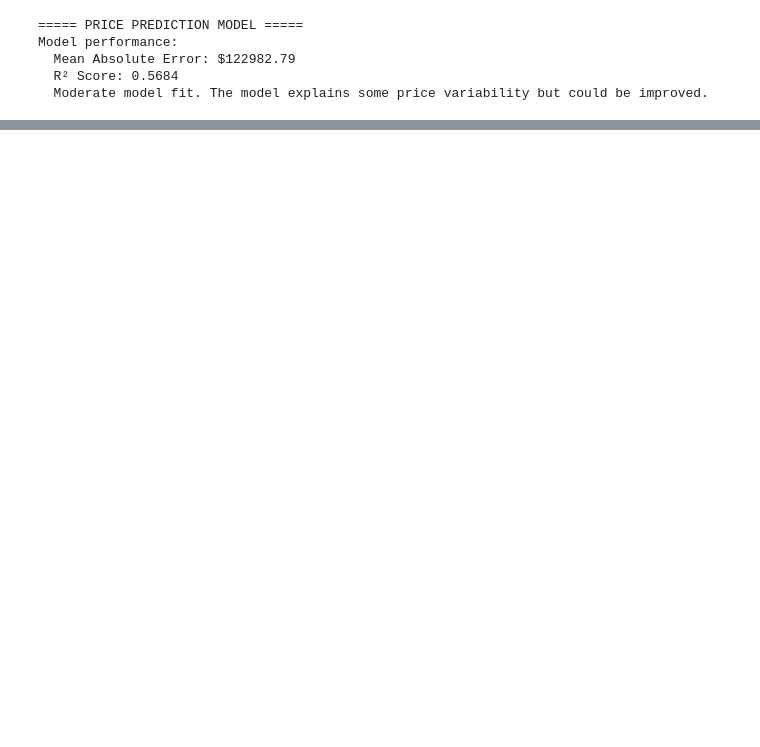
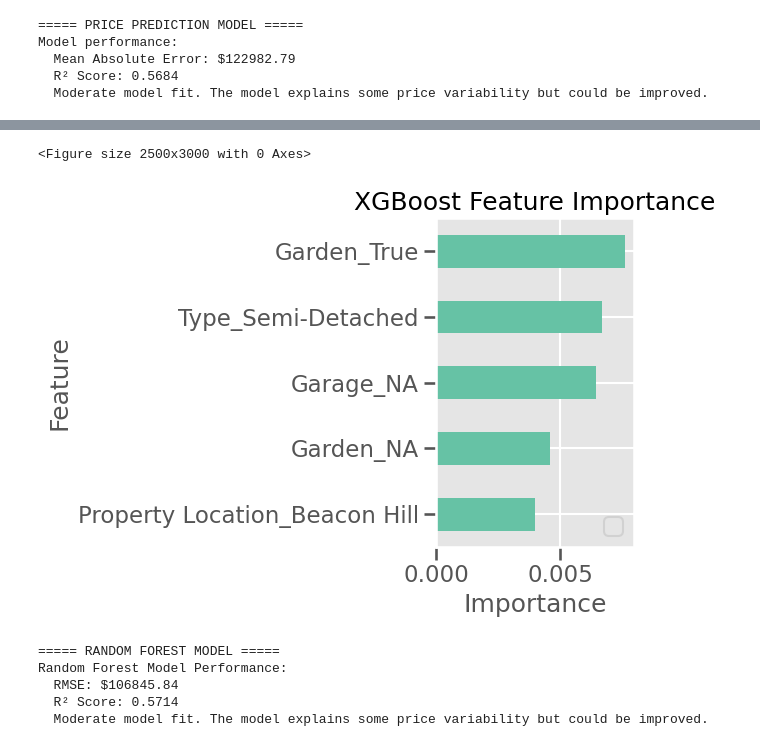
Before and after one commit to dylanbforde/Assignment_Web_Scraping, a Jupyter notebook: data_prep_analysis.ipynb, the cells around one changed output, grey strips where cells are left out. Cells and saved outputs as stored; diff of their text form; code cells hidden in the pictures; blank space fills up the shorter version.

```diff
--- a/data_prep_analysis.ipynb
+++ b/data_prep_analysis.ipynb
@@ -375,0 +513,76 @@ Model performance:
+# %%
+# Plot feature importance
+import matplotlib.pyplot as plt
+import pandas as pd
+
+# Get feature importance from the model
+feature_importance = xgb_pipe.named_steps['regressor'].feature_importances_
+
+# Get feature names after preprocessing
+preprocessor = xgb_pipe.named_steps['preprocessor']
+cat_features = preprocessor.transformers_[1][1].get_feature_names_out(cat_cols)
+all_features = np.concatenate([num_cols, cat_features])
+
+# Create importance dataframe
+importance_df = pd.DataFrame({
+    'Feature': all_features,
+    'Importance': feature_importance
+}).sort_values('Importance', ascending=True)
+
+# Plot top 15 features
+plt.figure(figsize=(12, 6))
+importance_df.head().plot(kind='barh', x='Feature', y='Importance')
+plt.title('XGBoost Feature Importance')
+plt.xlabel('Importance')
+plt.ylabel('Feature')
+plt.legend('')
+plt.tight_layout()
+# %% [output]
+<Figure size 2500x3000 with 0 Axes>
+[figure, added]
+# %%
+# Random Forest Model
+print("\n===== RANDOM FOREST MODEL =====")
+from sklearn.ensemble import RandomForestRegressor
+
+# Create Random Forest model
+rf_reg = RandomForestRegressor(
+    n_estimators=100,
+    max_depth=10,
+    min_samples_split=2,
+    min_samples_leaf=2,
+    max_features='sqrt',
+    bootstrap=True,
+    random_state=42
+)
+
+# Create pipeline
+rf_pipe = Pipeline(steps=[
+    ('preprocessor', preprocessor),
+    ('regressor', rf_reg)
+])
+
+# Train model
+rf_pipe.fit(X_train, y_train)
+
+# Evaluate model
+y_pred_rf = rf_pipe.predict(X_test)
+rmse_rf = np.sqrt(mean_squared_error(y_test, y_pred_rf))
+r2_rf = r2_score(y_test, y_pred_rf)
+
+print(f"Random Forest Model Performance:")
+print(f"  RMSE: ${rmse_rf:.2f}")
+print(f"  R² Score: {r2_rf:.4f}")
+
+if r2_rf >= 0.7:
+    print("  Good model fit! The model explains a significant portion of price variability.")
+elif r2_rf >= 0.5:
+    print("  Moderate model fit. The model explains some price variability but could be improved.")
+else:
+    print("  Poor model fit. Consider using more features or a different model.")
+# %% [output]
+===== RANDOM FOREST MODEL =====
+Random Forest Model Performance:
+  RMSE: $106845.84
+  R² Score: 0.5714
+  Moderate model fit. The model explains some price variability but could be improved.
```
Also changed, not shown: parts of 26 cells of this notebook, 1 other file.
